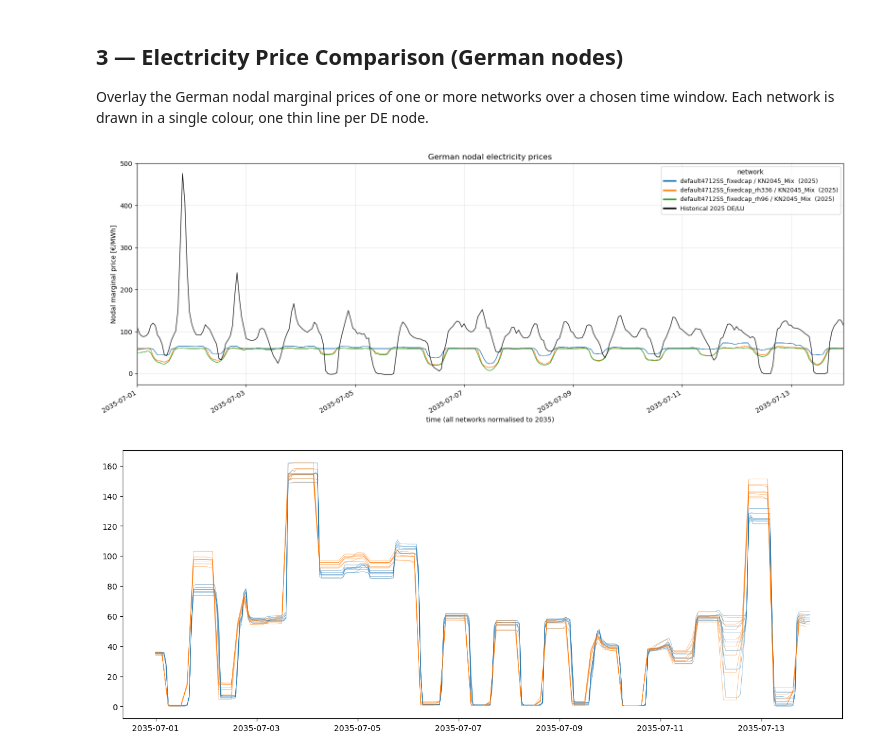
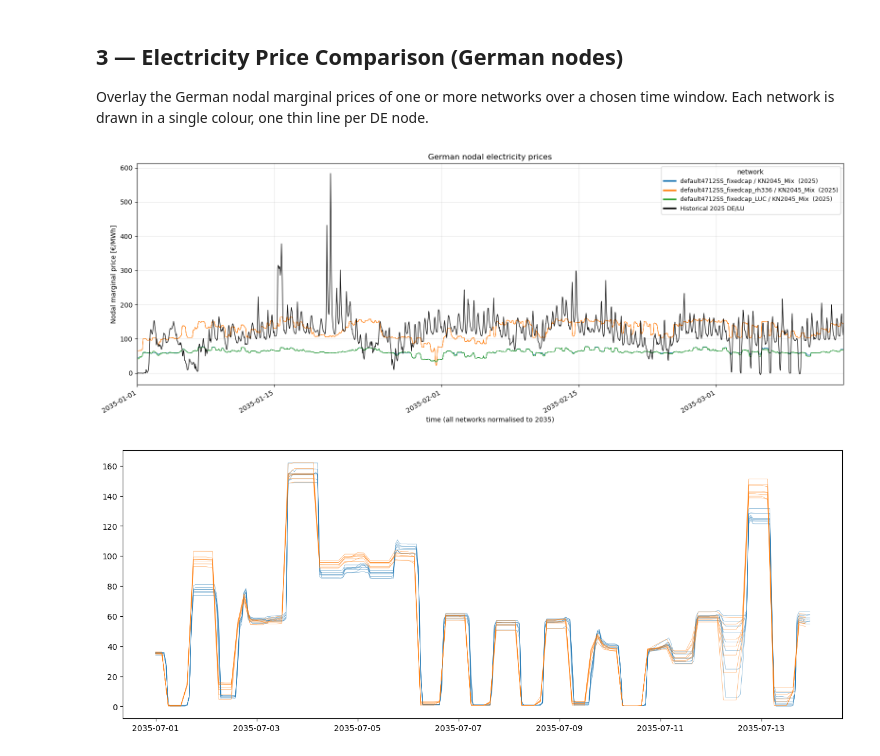
Before and after one commit to FiBe-ie2s/pypsa-de, a Jupyter notebook: thesis/analysis.ipynb, the cells around one changed output. Saved outputs shown, nothing was run; the diff lists cells and outputs as text; code cells hidden in the pictures.

```diff
--- a/thesis/analysis.ipynb
+++ b/thesis/analysis.ipynb
@@ -123,19 +123,22 @@ def load(path):
         de_regions=regions[regions.name.isin(de_buses)],
     )
 # %%
-#nw_default_2035 = load(ROOT / r"results\default4712SS\KN2045_Mix\networks\base_s_27__none_2035.nc")
-#nw_default_2030 = load(ROOT / r"results\default4712SS\KN2045_Mix\networks\base_s_27__none_2030.nc")
+# nw_default_2035 = load(ROOT / r"results\default4712SS\KN2045_Mix\networks\base_s_27__none_2035.nc")
+# #nw_default_2030 = load(ROOT / r"results\default4712SS\KN2045_Mix\networks\base_s_27__none_2030.nc")
 
 # nw_fixedcap_2025 = load(ROOT / r"results\default4712SS_fixedcap\KN2045_Mix\networks\base_s_27__none_2025_op.nc")
 # nw_fixedcap_2035 = load(ROOT / r"results\default4712SS_fixedcap\KN2045_Mix\networks\base_s_27__none_2035_op.nc")
-# nw_fixedcap_2040 = load(ROOT / r"results\default4712SS_fixedcap\KN2045_Mix\networks\base_s_27__none_2040_op.nc")
-# nw_fixedcap_2045 = load(ROOT / r"results\default4712SS_fixedcap\KN2045_Mix\networks\base_s_27__none_2045_op.nc")
+# #nw_fixedcap_2040 = load(ROOT / r"results\default4712SS_fixedcap\KN2045_Mix\networks\base_s_27__none_2040_op.nc")
+# #nw_fixedcap_2045 = load(ROOT / r"results\default4712SS_fixedcap\KN2045_Mix\networks\base_s_27__none_2045_op.nc")
 
-nw_fixedcap_2025_rh96 = load(ROOT / r"results\default4712SS_fixedcap_rh96\KN2045_Mix\networks\base_s_27__none_2025_op.nc")
-nw_fixedcap_2035_rh96 = load(ROOT / r"results\default4712SS_fixedcap_rh96\KN2045_Mix\networks\base_s_27__none_2035_op.nc")
+# nw_fixedcap_2025_rh96 = load(ROOT / r"results\default4712SS_fixedcap_rh96\KN2045_Mix\networks\base_s_27__none_2025_op.nc")
+# nw_fixedcap_2035_rh96 = load(ROOT / r"results\default4712SS_fixedcap_rh96\KN2045_Mix\networks\base_s_27__none_2035_op.nc")
 
-nw_fixedcap_2025_rh336 = load(ROOT / r"results\default4712SS_fixedcap_rh336\KN2045_Mix\networks\base_s_27__none_2025_op.nc")
-nw_fixedcap_2035_rh336 = load(ROOT / r"results\default4712SS_fixedcap_rh336\KN2045_Mix\networks\base_s_27__none_2035_op.nc")
+nw_fixedcap_2025_LUC = load(ROOT / r"results\default4712SS_fixedcap_LUC\KN2045_Mix\networks\base_s_27__none_2025_op.nc")
+#nw_fixedcap_2035_LUC = load(ROOT / r"results\default4712SS_fixedcap_LUC\KN2045_Mix\networks\base_s_27__none_2035_op.nc")
+
+# nw_fixedcap_2025_rh336 = load(ROOT / r"results\default4712SS_fixedcap_rh336\KN2045_Mix\networks\base_s_27__none_2025_op.nc")
+# nw_fixedcap_2035_rh336 = load(ROOT / r"results\default4712SS_fixedcap_rh336\KN2045_Mix\networks\base_s_27__none_2035_op.nc")
 #nw_default8760 = load(ROOT / r"results\default8760SS\KN2045_Mix\networks\base_s_27__none_2035.nc")
 
 #nw_ariadne_2035 = load(ROOT / r"results\ariadne_technologiemix\base_s_49_lvopt__none_2035.nc")
@@ -486,8 +421,8 @@ time window. Each network is drawn in a single colour, one thin line per DE node
 # %%
 # ── German nodal electricity prices — compare several networks ──
 # bundles to overlay. Each network -> one colour, one thin line per German node.
-#selected = [nw_fixedcap_2035]   # <- networks to compare #, nw_fixedcap_2035, nw_test_fixedcap_2035, nw_test02_custom_map_2035, nw_ariadne, nw_default8760, nw_ariadne_2035, nw_ariadne_2040, nw_ariadne_2045,
-selected = [nw_fixedcap_2025, nw_fixedcap_2025_rh336, nw_fixedcap_2025_rh96]
+#selected = [nw_default_2035, nw_fixedcap_2035, nw_fixedcap_2035_rh96, nw_fixedcap_2035_rh336] # <- networks to compare #, nw_fixedcap_2035, nw_test_fixedcap_2035, nw_test02_custom_map_2035, nw_ariadne, nw_default8760, nw_ariadne_2035, nw_ariadne_2040, nw_ariadne_2045,
+selected = [nw_fixedcap_2025, nw_fixedcap_2025_rh336, nw_fixedcap_2025_LUC]
 # ── External DAM price series from KIT agent-based model ──────
 # One CSV per horizon, each with 360 hourly DE-LU price series (8760 hours).
 # Add column names per dataset to overlay them on the plot.
@@ -509,8 +444,8 @@ hist_color = "black"
 # Networks from different planning horizons are normalised onto REF_YEAR so their
 # curves line up on the same axis (month/day/hour are preserved).
 REF_YEAR = 2035
-T_START = "2035-07-01"
-T_END   = "2035-07-14"
+T_START = "2035-01-01"
+T_END   = "2035-03-14"
 
 fig, ax = plt.subplots(figsize=(16, 6))
 palette = plt.cm.tab10.colors
@@ -542,34 +477,34 @@ for dam_year, (dam_csv, dam_series_to_plot) in dam_datasets.items():
             series = series[(dam_idx >= T_START) & (dam_idx < T_END)]
         color = palette[(len(selected) + j) % len(palette)]
         ax.plot(series.index, series.values, color=color, linewidth=0.7, alpha=0.8)
         ax.plot([], [], color=color, linewidth=2.5, label=f"KIT DAM {dam_year}: {col}")
         j += 1
 
 # ── Plot historical 2025 DE/LU series ─────────────────────────
 if plot_hist_2025:
     hist_df = pd.read_csv(hist_csv, sep=";", decimal=",", na_values="-",
                           usecols=["Datum von", hist_col],
                           parse_dates=["Datum von"], dayfirst=True)
     hist_df = hist_df.set_index("Datum von")
     hist_idx = hist_df.index + pd.DateOffset(years=REF_YEAR - hist_df.index[0].year)
     series = hist_df[hist_col]
     series.index = hist_idx
     if T_START and T_END:
         series = series[(hist_idx >= T_START) & (hist_idx < T_END)]
     ax.plot(series.index, series.values, color=hist_color, linewidth=1.0, alpha=0.9)
     ax.plot([], [], color=hist_color, linewidth=2.5, label="Historical 2025 DE/LU")
 
 ax.set_ylabel("Nodal marginal price [€/MWh]")
 ax.set_xlabel(f"time (all networks normalised to {REF_YEAR})")
 ax.set_title("German nodal electricity prices")
 ax.margins(x=0)
 ax.grid(True, alpha=0.3)
 ax.legend(loc="upper right", fontsize=9, title="network")
 fig.autofmt_xdate()
 plt.tight_layout()
 plt.show()
 # %% [output]
-[figure, old version]
+[figure, new version]
 # %%
 # ── Quick look: plot ALL 360 KIT DAM price series from the CSV ──
 REF_YEAR = 2035
```
Also changed, not shown: parts of 3 cells of this notebook, 4 other files.
